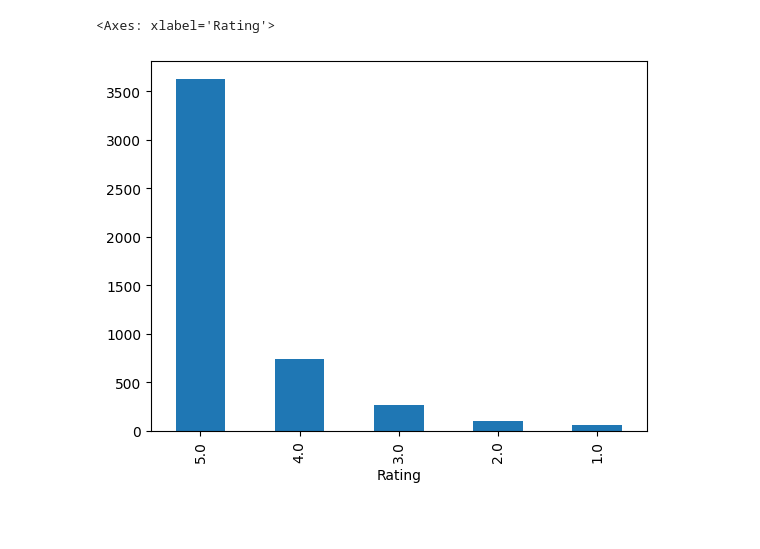
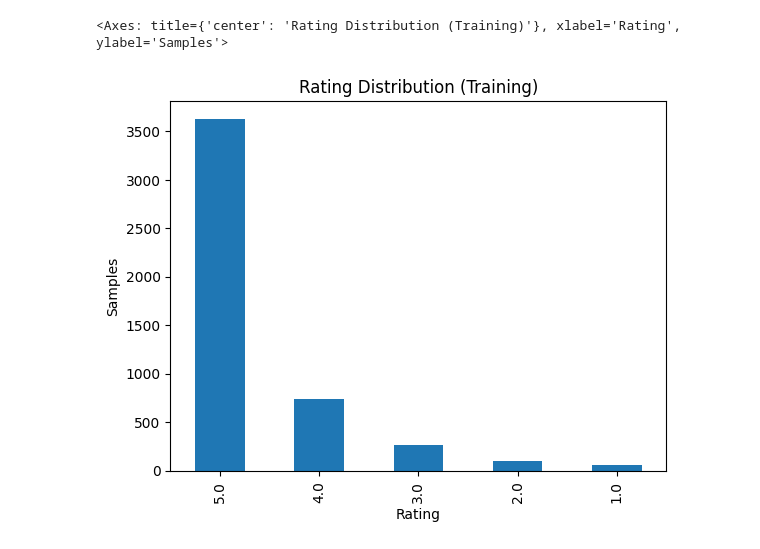
Before and after one commit to steiner-julian/ethics-for-natural-language-processing, a Jupyter notebook: HW0/Data_Analysis.ipynb, the cells around one changed output. Saved outputs shown, nothing was run; the diff lists cells and outputs as text; code cells hidden in the pictures; blank space fills up the shorter version.

```diff
--- a/HW0/Data_Analysis.ipynb
+++ b/HW0/Data_Analysis.ipynb
@@ -34,7 +34,7 @@ trainig_data = pd.concat([all_beauty_training_data, gift_cards_training_data], i
 test_data = pd.concat([all_beauty_test_data, gift_cards_test_data], ignore_index=True)
 validation_data = pd.concat([all_beauty_validation_data, gift_cards_validation_data], ignore_index=True)
 # %%
-trainig_data['Rating'].value_counts().plot(kind='bar')
+trainig_data['Rating'].value_counts().plot(kind='bar', title='Rating Distribution (Training)', xlabel='Rating', ylabel='Samples')
 # %% [output]
-<Axes: xlabel='Rating'>
+<Axes: title={'center': 'Rating Distribution (Training)'}, xlabel='Rating', ylabel='Samples'>
-[figure, old version]
+[figure, new version]
```
Also changed, not shown: parts of 4 cells of this notebook, 13 other files.
